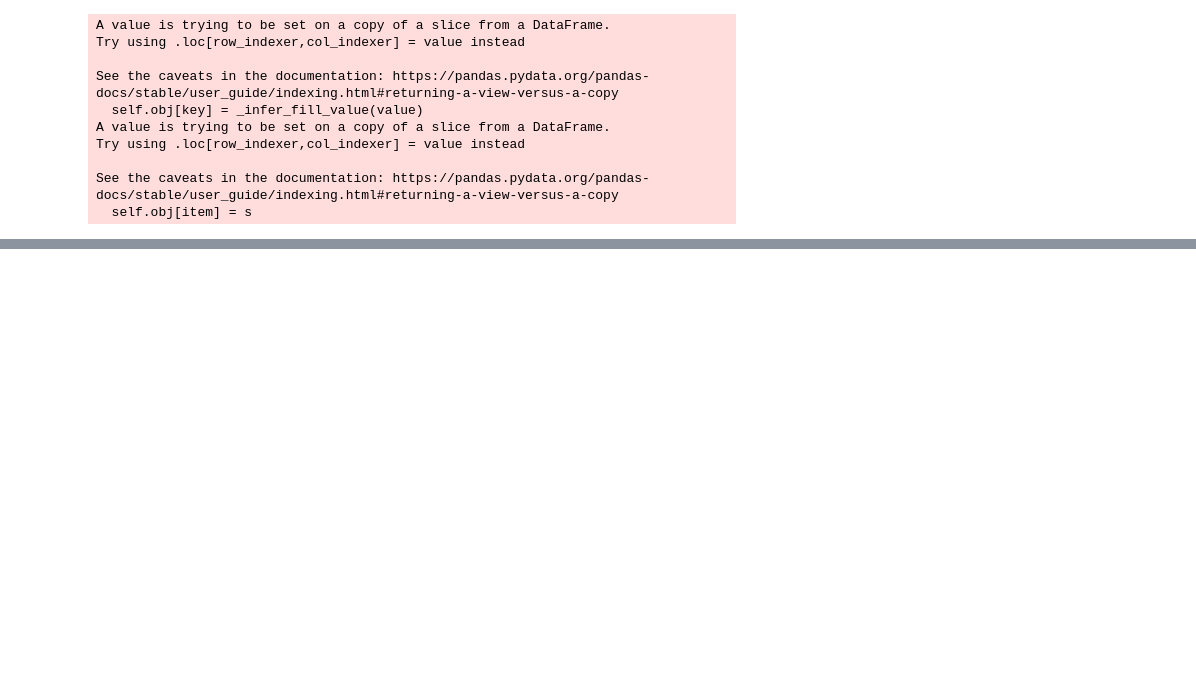
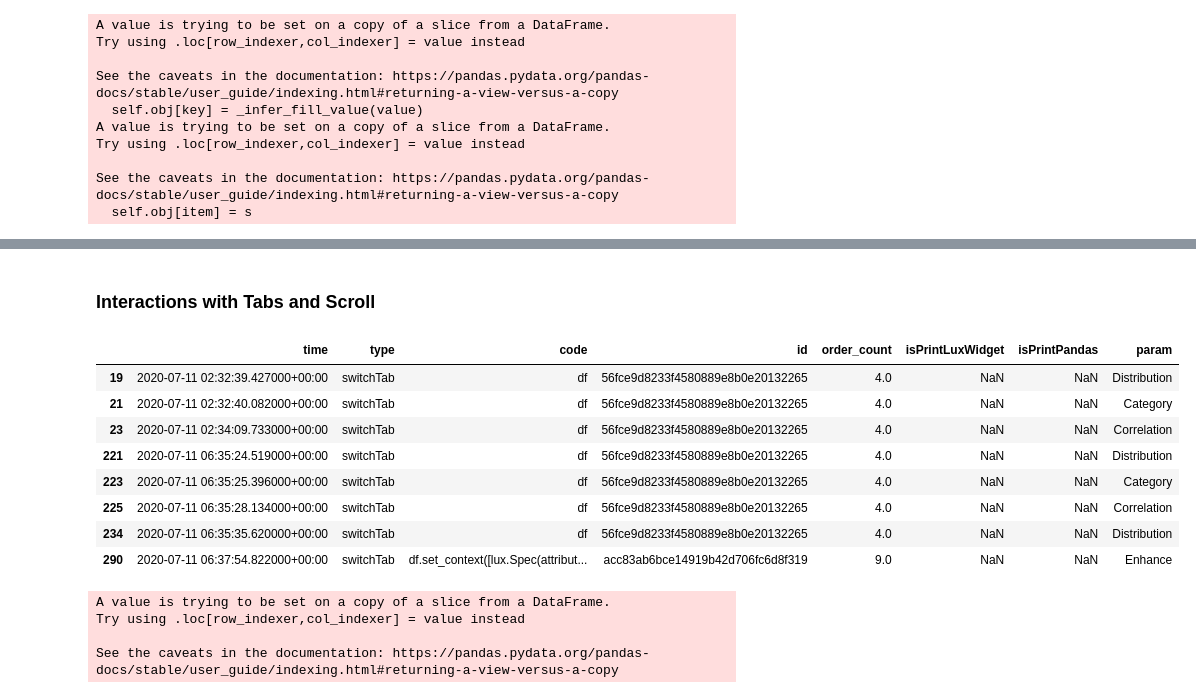
Before and after one commit to willeppy/lux-logger, a Jupyter notebook: analysis/Log Analysis.ipynb, the cells around one changed output, grey strips where cells are left out. Drawn from its saved outputs; the diff is of its cells as text; code cells hidden in the pictures; blank space fills up the shorter version.

```diff
--- a/analysis/Log Analysis.ipynb
+++ b/analysis/Log Analysis.ipynb
@@ -74,0 +128,14 @@ df
+# %% [markdown]
+### Interactions with Tabs and Scroll
+# %%
+uiEventDf[uiEventDf["type"]=='switchTab']
+# %% [output]
+|  | time | type | code | id | order_count | isPrintLuxWidget | isPrintPandas | param |
+| 19 | 2020-07-11 02:32:39.427000+00:00 | switchTab | df | 56fce9d8233f4580889e8b0e20132265 | 4.0 | NaN | NaN | Distribution |
+| 21 | 2020-07-11 02:32:40.082000+00:00 | switchTab | df | 56fce9d8233f4580889e8b0e20132265 | 4.0 | NaN | NaN | Category |
+| 23 | 2020-07-11 02:34:09.733000+00:00 | switchTab | df | 56fce9d8233f4580889e8b0e20132265 | 4.0 | NaN | NaN | Correlation |
+| 221 | 2020-07-11 06:35:24.519000+00:00 | switchTab | df | 56fce9d8233f4580889e8b0e20132265 | 4.0 | NaN | NaN | Distribution |
+| 223 | 2020-07-11 06:35:25.396000+00:00 | switchTab | df | 56fce9d8233f4580889e8b0e20132265 | 4.0 | NaN | NaN | Category |
+| 225 | 2020-07-11 06:35:28.134000+00:00 | switchTab | df | 56fce9d8233f4580889e8b0e20132265 | 4.0 | NaN | NaN | Correlation |
+| 234 | 2020-07-11 06:35:35.620000+00:00 | switchTab | df | 56fce9d8233f4580889e8b0e20132265 | 4.0 | NaN | NaN | Distribution |
+| 290 | 2020-07-11 06:37:54.822000+00:00 | switchTab | df.set_context([lux.Spec(attribut... | acc83ab6bce14919b42d706fc6d8f319 | 9.0 | NaN | NaN | Enhance |
@@ -74,0 +145,8 @@ df
+# %%
+# Compute the max-min of the group to find total duration for scrolling
+scrollEvents["duration"] =scrollEvents.groupby(["id","code","param"])["time"].transform(np.ptp)
+# %% [output]
+A value is trying to be set on a copy of a slice from a DataFrame.
+Try using .loc[row_indexer,col_indexer] = value instead
+
+See the caveats in the documentation: https://pandas.pydata.org/pandas-docs/stable/user_guide/indexing.html#returning-a-view-versus-a-copy
```
Also changed, not shown: parts of 28 cells of this notebook, 2 other files.
